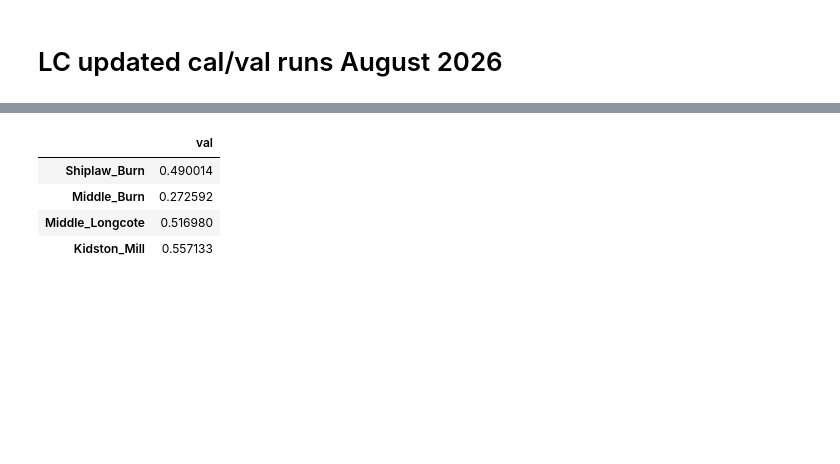
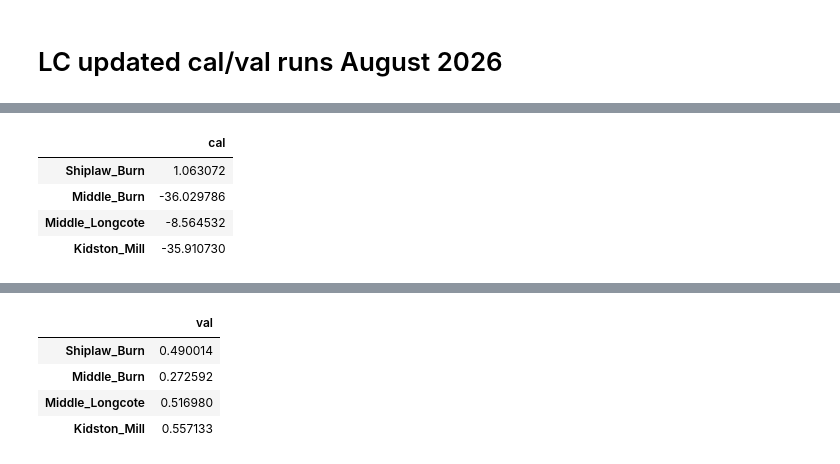
Before and after one commit to teganwilliams/Modelling-hydrological-impacts-of-LULC-change, a Jupyter notebook: Code/Calval.ipynb, the cells around one changed output, grey strips where cells are left out. Saved outputs shown, nothing was run; the diff lists cells and outputs as text; code cells hidden in the pictures; blank space fills up the shorter version.

```diff
--- a/Code/Calval.ipynb
+++ b/Code/Calval.ipynb
@@ -179,0 +137,24 @@ nse_df
+# %%
+# PBIAS
+def pbias(sim, obs):
+    sim = np.array(sim)
+    obs = np.array(obs)
+    # PBIAS = 100 * sum(sim - obs) / sum(obs)
+    return 100.0 * np.sum(sim - obs) / np.sum(obs)
+
+# Calibration PBIAS
+pbias_tablecal = {}
+for g in gauges:
+    pbias_tablecal[g] = {}
+    mod_col = f"{g}_cal"
+    obs_col = f"{g}_obs"
+    pbias_tablecal[g]["cal"] = pbias(merged_cal[mod_col], merged_cal[obs_col])
+
+pbias_dfcal = pd.DataFrame(pbias_tablecal).T
+pbias_dfcal
+# %% [output]
+|  | cal |
+| Shiplaw_Burn | 1.063072 |
+| Middle_Burn | -36.029786 |
+| Middle_Longcote | -8.564532 |
+| Kidston_Mill | -35.910730 |
```
Also changed, not shown: parts of 26 cells of this notebook.
